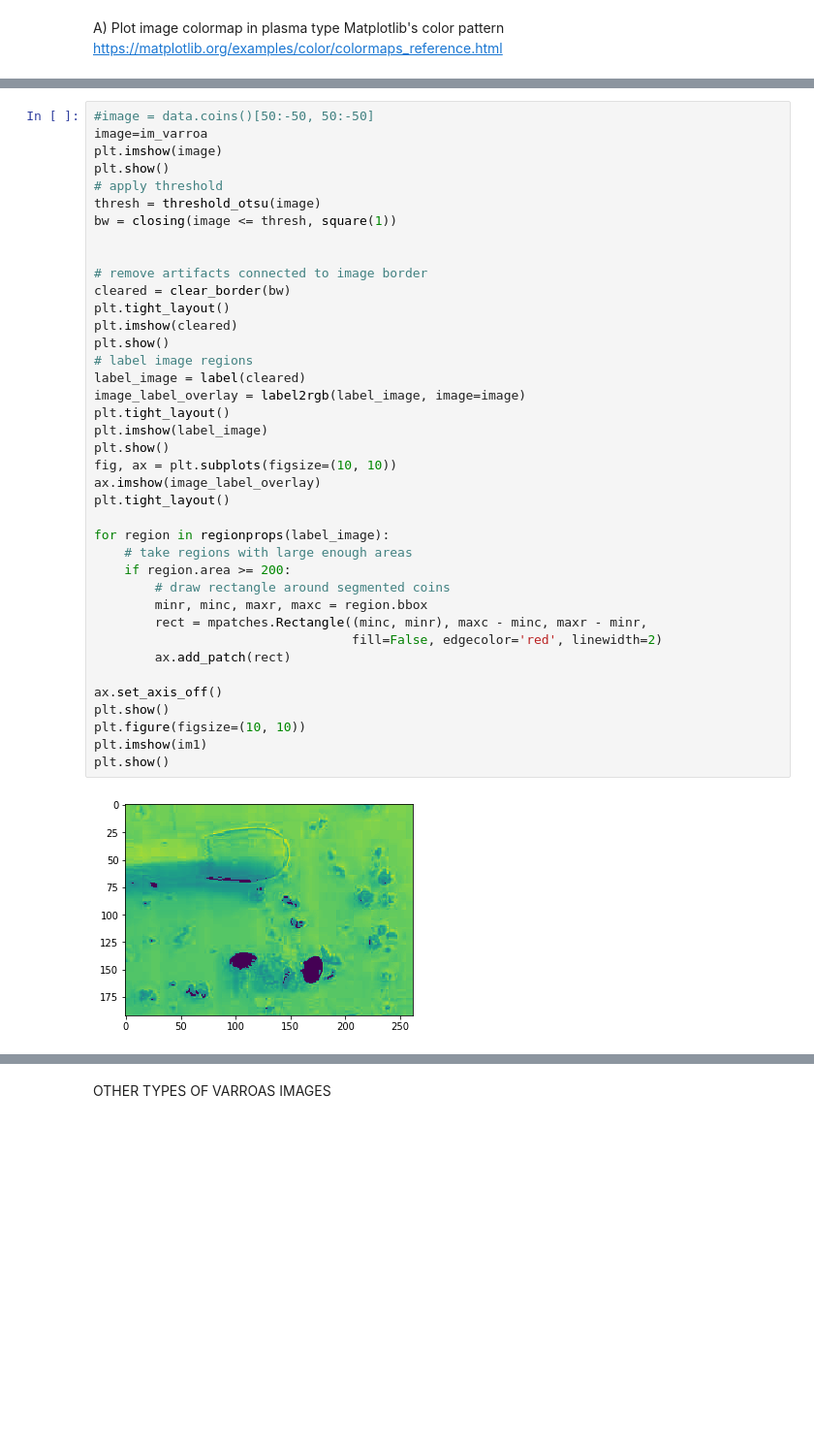
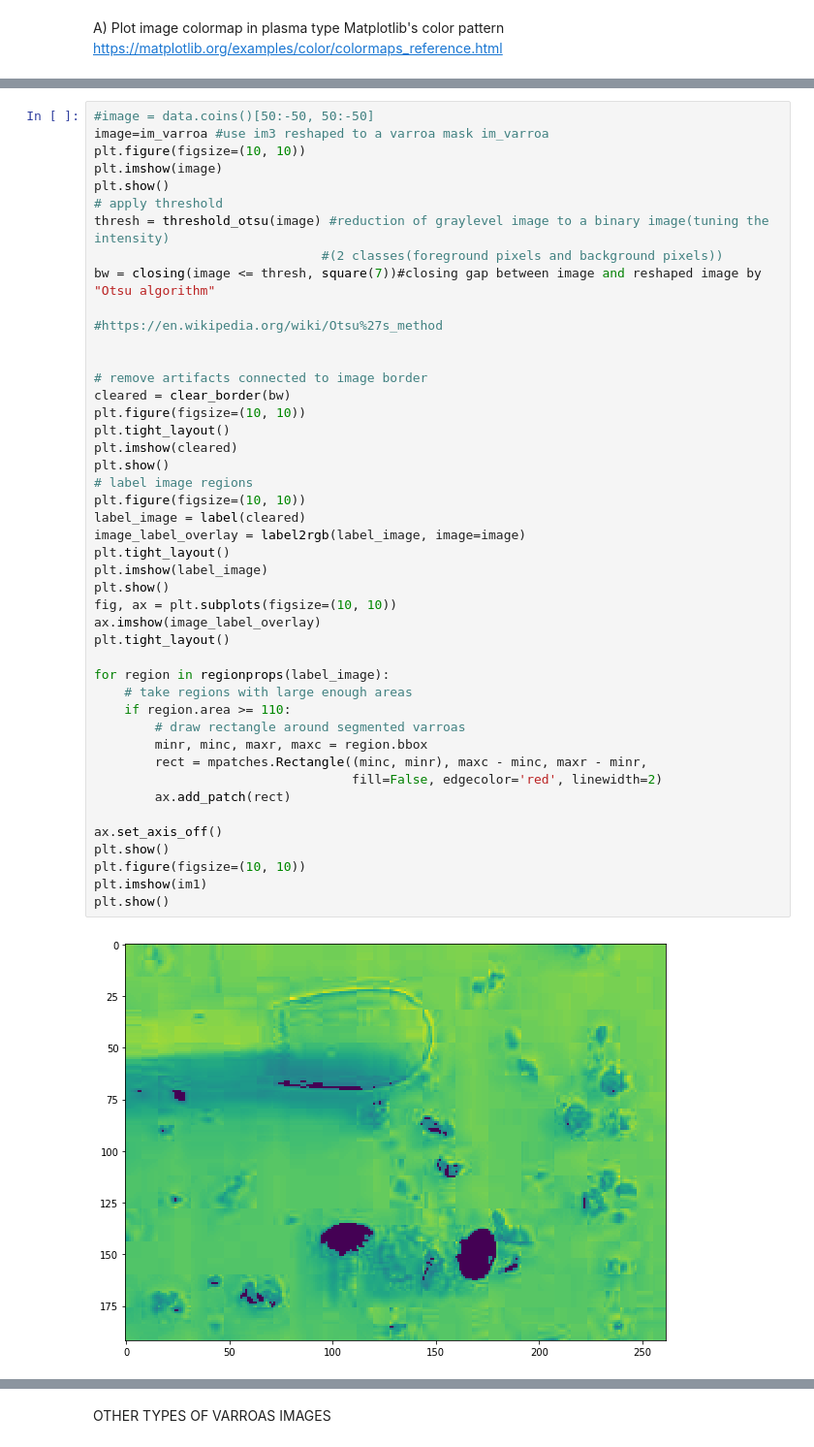
Before and after one commit to fxglfr/Varrao-beehive-parasite-detecttion, a Jupyter notebook: imageSegm_VarroasBeeFirstStep1.3.ipynb, the cells around one changed output, grey strips where cells are left out. Shown at 97% size. Cells and saved outputs as stored; diff of their text form; blank space fills up the shorter version.

```diff
--- a/imageSegm_VarroasBeeFirstStep1.3.ipynb
+++ b/imageSegm_VarroasBeeFirstStep1.3.ipynb
@@ -498,42 +300,48 @@ from skimage.morphology import closing, square
 from skimage.color import label2rgb
 # %%
 #image = data.coins()[50:-50, 50:-50]
-image=im_varroa
+image=im_varroa #use im3 reshaped to a varroa mask im_varroa
+plt.figure(figsize=(10, 10))
 plt.imshow(image)
 plt.show()
 # apply threshold
-thresh = threshold_otsu(image)
-bw = closing(image <= thresh, square(1))
+thresh = threshold_otsu(image) #reduction of graylevel image to a binary image(tuning the intensity)
+                              #(2 classes(foreground pixels and background pixels))
+bw = closing(image <= thresh, square(7))#closing gap between image and reshaped image by "Otsu algorithm"
+
+#https://en.wikipedia.org/wiki/Otsu%27s_method
 
 
 # remove artifacts connected to image border
 cleared = clear_border(bw)
+plt.figure(figsize=(10, 10))
 plt.tight_layout()
 plt.imshow(cleared)
 plt.show()
 # label image regions
+plt.figure(figsize=(10, 10))
 label_image = label(cleared)
 image_label_overlay = label2rgb(label_image, image=image)
 plt.tight_layout()
 plt.imshow(label_image)
 plt.show()
 fig, ax = plt.subplots(figsize=(10, 10))
 ax.imshow(image_label_overlay)
 plt.tight_layout()
 
 for region in regionprops(label_image):
     # take regions with large enough areas
-    if region.area >= 200:
-        # draw rectangle around segmented coins
+    if region.area >= 110:
+        # draw rectangle around segmented varroas
         minr, minc, maxr, maxc = region.bbox
         rect = mpatches.Rectangle((minc, minr), maxc - minc, maxr - minr,
                                   fill=False, edgecolor='red', linewidth=2)
         ax.add_patch(rect)
 
 ax.set_axis_off()
 plt.show()
 plt.figure(figsize=(10, 10))
 plt.imshow(im1)
 plt.show()
 # %% [output]
-[figure, old version]
+[figure, new version]
```
Also changed, not shown: parts of 36 cells of this notebook.
